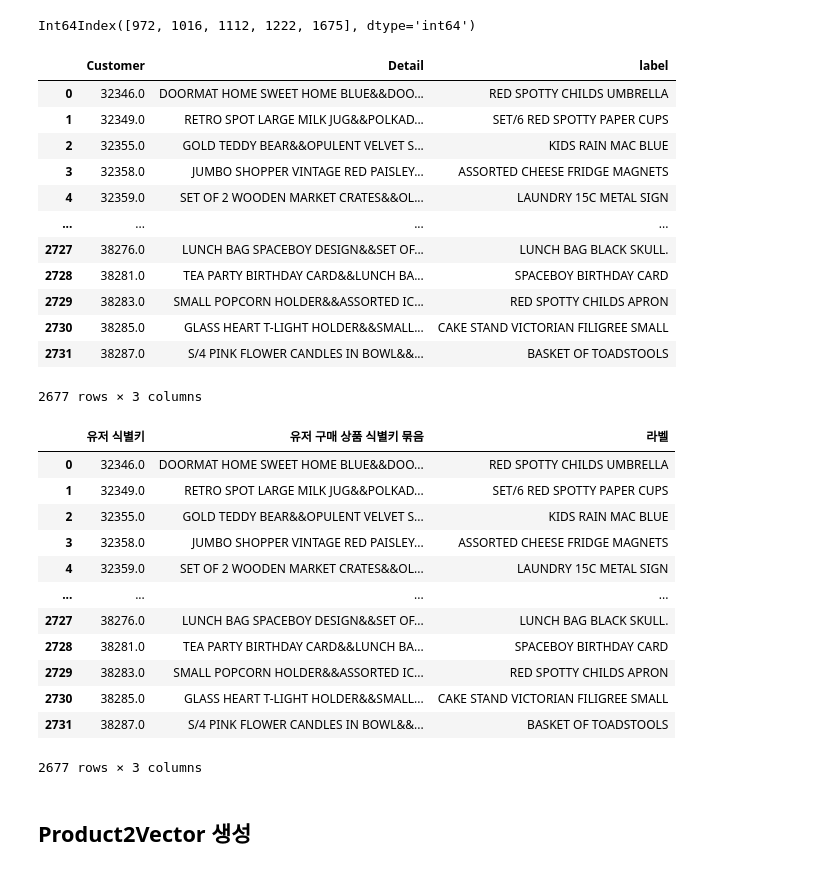
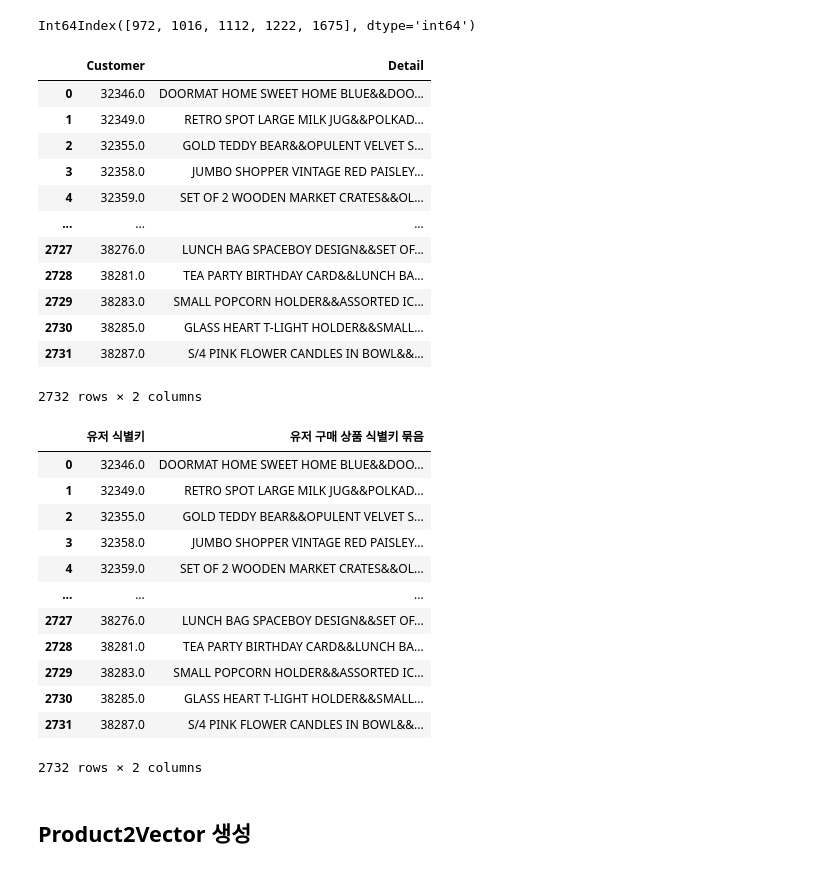
Before and after one commit to hoky1227/TransformRec, a Jupyter notebook: Transformer_e_commerce.ipynb, the cells around one changed output. Drawn from its saved outputs; the diff is of its cells as text; code cells hidden in the pictures.

```diff
--- a/Transformer_e_commerce.ipynb
+++ b/Transformer_e_commerce.ipynb
@@ -223,8 +223,8 @@ df2
 | 2731 | 38287.0 | S/4 PINK FLOWER CANDLES IN BOWL&&... |
 2732 rows × 2 columns
 # %%
-ds = df2.copy()
-ds
+ds_customer = df2.copy()
+ds_customer
 # %% [output]
 |  | Customer | Detail |
 | 0 | 32346.0 | DOORMAT HOME SWEET HOME BLUE&&DOO... |
@@ -341,5 +242,3 @@ ds
-# %%
-ds_customer = ds # 명확한 명칭으로 변경
 # %% [markdown]
 ## Invoice 기준 history
 # %%
@@ -1283,38 +1178,38 @@ Int64Index([972, 1016, 1112, 1222, 1675], dtype='int64')
 df = ds_customer
 df
 # %% [output]
-|  | Customer | Detail | label |
-| 0 | 32346.0 | DOORMAT HOME SWEET HOME BLUE&&DOO... | RED SPOTTY CHILDS UMBRELLA |
-| 1 | 32349.0 | RETRO SPOT LARGE MILK JUG&&POLKAD... | SET/6 RED SPOTTY PAPER CUPS |
-| 2 | 32355.0 | GOLD TEDDY BEAR&&OPULENT VELVET S... | KIDS RAIN MAC BLUE |
-| 3 | 32358.0 | JUMBO SHOPPER VINTAGE RED PAISLEY... | ASSORTED CHEESE FRIDGE MAGNETS |
-| 4 | 32359.0 | SET OF 2 WOODEN MARKET CRATES&&OL... | LAUNDRY 15C METAL SIGN |
-| ... | ... | ... | ... |
-| 2727 | 38276.0 | LUNCH BAG SPACEBOY DESIGN&&SET OF... | LUNCH BAG BLACK SKULL. |
-| 2728 | 38281.0 | TEA PARTY BIRTHDAY CARD&&LUNCH BA... | SPACEBOY BIRTHDAY CARD |
-| 2729 | 38283.0 | SMALL POPCORN HOLDER&&ASSORTED IC... | RED SPOTTY CHILDS APRON |
-| 2730 | 38285.0 | GLASS HEART T-LIGHT HOLDER&&SMALL... | CAKE STAND VICTORIAN FILIGREE SMALL |
-| 2731 | 38287.0 | S/4 PINK FLOWER CANDLES IN BOWL&&... | BASKET OF TOADSTOOLS |
+|  | Customer | Detail |
+| 0 | 32346.0 | DOORMAT HOME SWEET HOME BLUE&&DOO... |
+| 1 | 32349.0 | RETRO SPOT LARGE MILK JUG&&POLKAD... |
+| 2 | 32355.0 | GOLD TEDDY BEAR&&OPULENT VELVET S... |
+| 3 | 32358.0 | JUMBO SHOPPER VINTAGE RED PAISLEY... |
+| 4 | 32359.0 | SET OF 2 WOODEN MARKET CRATES&&OL... |
+| ... | ... | ... |
+| 2727 | 38276.0 | LUNCH BAG SPACEBOY DESIGN&&SET OF... |
+| 2728 | 38281.0 | TEA PARTY BIRTHDAY CARD&&LUNCH BA... |
+| 2729 | 38283.0 | SMALL POPCORN HOLDER&&ASSORTED IC... |
+| 2730 | 38285.0 | GLASS HEART T-LIGHT HOLDER&&SMALL... |
+| 2731 | 38287.0 | S/4 PINK FLOWER CANDLES IN BOWL&&... |
-2677 rows × 3 columns
+2732 rows × 2 columns
 # %%
 user2item = df.copy()
 # %%
-user2item.columns = ['유저 식별키', '유저 구매 상품 식별키 묶음', '라벨']
+user2item.columns = ['유저 식별키', '유저 구매 상품 식별키 묶음']
 user2item
 # %% [output]
-|  | 유저 식별키 | 유저 구매 상품 식별키 묶음 | 라벨 |
-| 0 | 32346.0 | DOORMAT HOME SWEET HOME BLUE&&DOO... | RED SPOTTY CHILDS UMBRELLA |
-| 1 | 32349.0 | RETRO SPOT LARGE MILK JUG&&POLKAD... | SET/6 RED SPOTTY PAPER CUPS |
-| 2 | 32355.0 | GOLD TEDDY BEAR&&OPULENT VELVET S... | KIDS RAIN MAC BLUE |
-| 3 | 32358.0 | JUMBO SHOPPER VINTAGE RED PAISLEY... | ASSORTED CHEESE FRIDGE MAGNETS |
-| 4 | 32359.0 | SET OF 2 WOODEN MARKET CRATES&&OL... | LAUNDRY 15C METAL SIGN |
-| ... | ... | ... | ... |
-| 2727 | 38276.0 | LUNCH BAG SPACEBOY DESIGN&&SET OF... | LUNCH BAG BLACK SKULL. |
-| 2728 | 38281.0 | TEA PARTY BIRTHDAY CARD&&LUNCH BA... | SPACEBOY BIRTHDAY CARD |
-| 2729 | 38283.0 | SMALL POPCORN HOLDER&&ASSORTED IC... | RED SPOTTY CHILDS APRON |
-| 2730 | 38285.0 | GLASS HEART T-LIGHT HOLDER&&SMALL... | CAKE STAND VICTORIAN FILIGREE SMALL |
-| 2731 | 38287.0 | S/4 PINK FLOWER CANDLES IN BOWL&&... | BASKET OF TOADSTOOLS |
+|  | 유저 식별키 | 유저 구매 상품 식별키 묶음 |
+| 0 | 32346.0 | DOORMAT HOME SWEET HOME BLUE&&DOO... |
+| 1 | 32349.0 | RETRO SPOT LARGE MILK JUG&&POLKAD... |
+| 2 | 32355.0 | GOLD TEDDY BEAR&&OPULENT VELVET S... |
+| 3 | 32358.0 | JUMBO SHOPPER VINTAGE RED PAISLEY... |
+| 4 | 32359.0 | SET OF 2 WOODEN MARKET CRATES&&OL... |
+| ... | ... | ... |
+| 2727 | 38276.0 | LUNCH BAG SPACEBOY DESIGN&&SET OF... |
+| 2728 | 38281.0 | TEA PARTY BIRTHDAY CARD&&LUNCH BA... |
+| 2729 | 38283.0 | SMALL POPCORN HOLDER&&ASSORTED IC... |
+| 2730 | 38285.0 | GLASS HEART T-LIGHT HOLDER&&SMALL... |
+| 2731 | 38287.0 | S/4 PINK FLOWER CANDLES IN BOWL&&... |
-2677 rows × 3 columns
+2732 rows × 2 columns
 # %% [markdown]
 ## Product2Vector 생성
 # %% [markdown]
```
Also changed, not shown: parts of 23 cells of this notebook.
